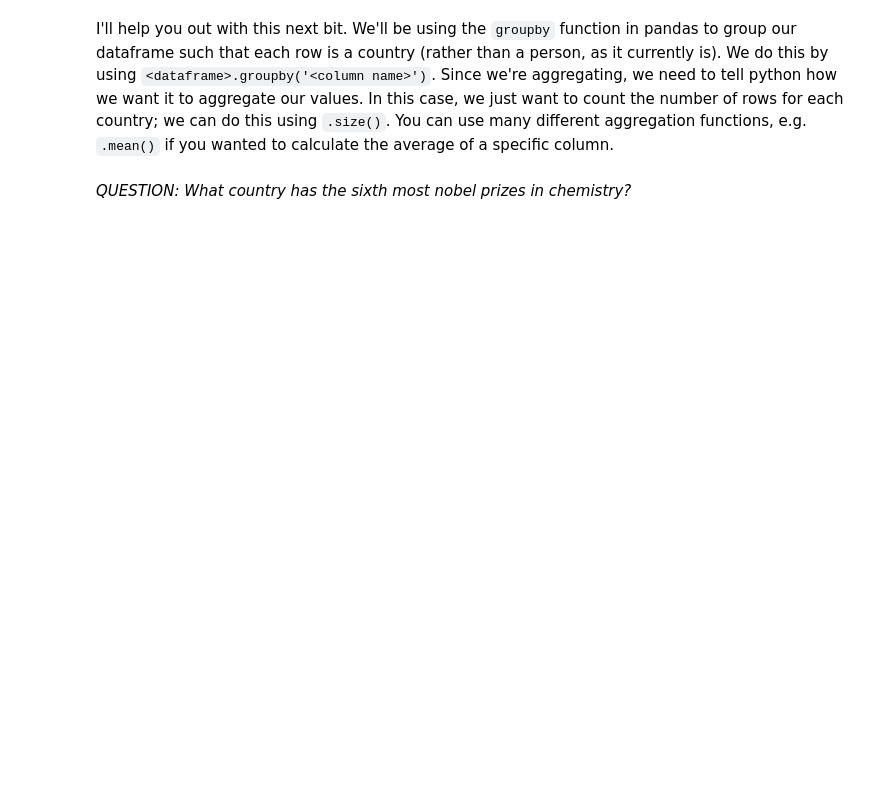
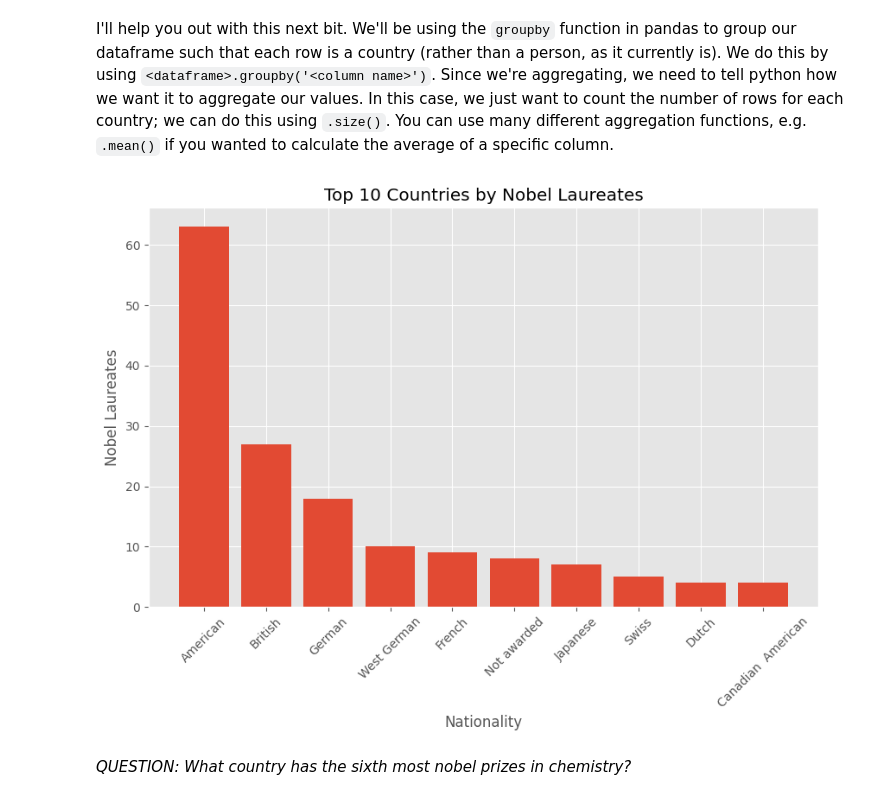
Before and after one commit to katiemarden123/QM2, a Jupyter notebook: notebooks/W02. Pandas.ipynb, the cells around one changed output. Cells and saved outputs as stored; diff of their text form; code cells hidden in the pictures; blank space fills up the shorter version.

```diff
--- a/notebooks/W02. Pandas.ipynb
+++ b/notebooks/W02. Pandas.ipynb
@@ -424,9 +424,12 @@ Using the following URL https://en.wikipedia.org/wiki/List_of_Nobel_laureates_in
 url='https://en.wikipedia.org/wiki/List_of_Nobel_laureates_in_Chemistry'
 import pandas as pd
 dataframe=pd.read_html('https://en.wikipedia.org/wiki/List_of_Nobel_laureates_in_Chemistry')
+chemi=pandas.read_html(url)
 print(dataframe)
 
 # select the first dataframe from this list and call it chem
+chem=chemi[0]
+chem
 # %% [output]
 [     Year Image                               Laureate[A] Nationality[B]  \
 0    1901   NaN  Jacobus Henricus van 't Hoff (1852–1911)          Dutch
@@ -449,9 +465,23 @@ print(dataframe)
 I'll help you out with this next bit. We'll be using the `groupby` function in pandas to group our dataframe such that each row is a country (rather than a person, as it currently is). We do this by using `<dataframe>.groupby('<column name>')`. Since we're aggregating, we need to tell python how we want it to aggregate our values. In this case, we just want to count the number of rows for each country; we can do this using `.size()`. You can use many different aggregation functions, e.g. `.mean()` if you wanted to calculate the average of a specific column.
 # %%
 # create a new dataframe called 'country' in which each row is a country, and the values represent the number of nobel laureates.
-
+countryx=chem.groupby('Nationality[B]')
+countryz=countryx.size()
+country=pandas.DataFrame(countryz,columns=['Times Won'])
 # now sort it in descending order
+country_df=country.sort_values(by='Times Won',ascending=False)
+country_df
 
 # finally, plot the top 10 countries
+top_10=country_df.head(10)
+plt.figure(figsize=(10,6))
+plt.bar(top_10.index, top_10['Times Won'])
+plt.xlabel('Nationality')
+plt.ylabel('Nobel Laureates')
+plt.title('Top 10 Countries by Nobel Laureates')
+plt.xticks(rotation=45)
+plt.show()
+# %% [output]
+[figure, added]
 # %% [markdown]
 *QUESTION: What country has the sixth most nobel prizes in chemistry?*
```
Also changed, not shown: parts of 1 cell of this notebook.
